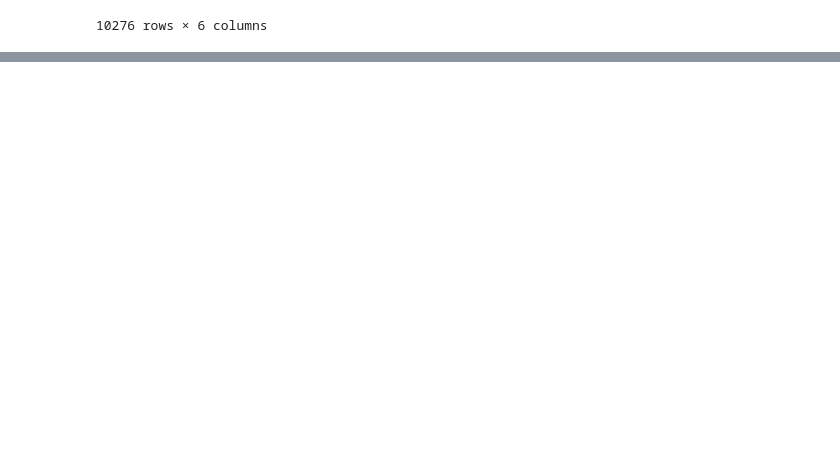
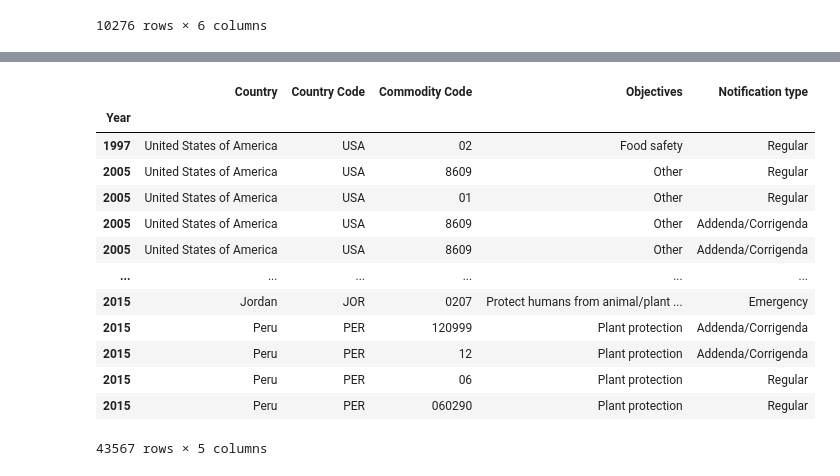
Before and after one commit to thcoelho/ITP_Notificacoes_Exportacao, a Jupyter notebook: Modelo/Notificações/EPING_Notif.ipynb, the cells around one changed output, grey strips where cells are left out. Drawn from its saved outputs; the diff is of its cells as text; code cells hidden in the pictures; blank space fills up the shorter version.

```diff
--- a/Modelo/Notificações/EPING_Notif.ipynb
+++ b/Modelo/Notificações/EPING_Notif.ipynb
@@ -173,0 +198,17 @@ Int64Index([1997, 2005, 2007, 2008, 2009, 2010, 2011, 2012, 2013, 2014, 2015,
+# %%
+df.loc[df.index.isin(range(1996,2016))]
+# %% [output]
+|  | Country | Country Code | Commodity Code | Objectives | Notification type |
+| Year |  |  |  |  |  |
+| 1997 | United States of America | USA | 02 | Food safety | Regular |
+| 2005 | United States of America | USA | 8609 | Other | Regular |
+| 2005 | United States of America | USA | 01 | Other | Regular |
+| 2005 | United States of America | USA | 8609 | Other | Addenda/Corrigenda |
+| 2005 | United States of America | USA | 8609 | Other | Addenda/Corrigenda |
+| ... | ... | ... | ... | ... | ... |
+| 2015 | Jordan | JOR | 0207 | Protect humans from animal/plant ... | Emergency |
+| 2015 | Peru | PER | 120999 | Plant protection | Addenda/Corrigenda |
+| 2015 | Peru | PER | 12 | Plant protection | Addenda/Corrigenda |
+| 2015 | Peru | PER | 06 | Plant protection | Regular |
+| 2015 | Peru | PER | 060290 | Plant protection | Regular |
+43567 rows × 5 columns
```
Also changed, not shown: parts of 12 cells of this notebook, 1 other file.
